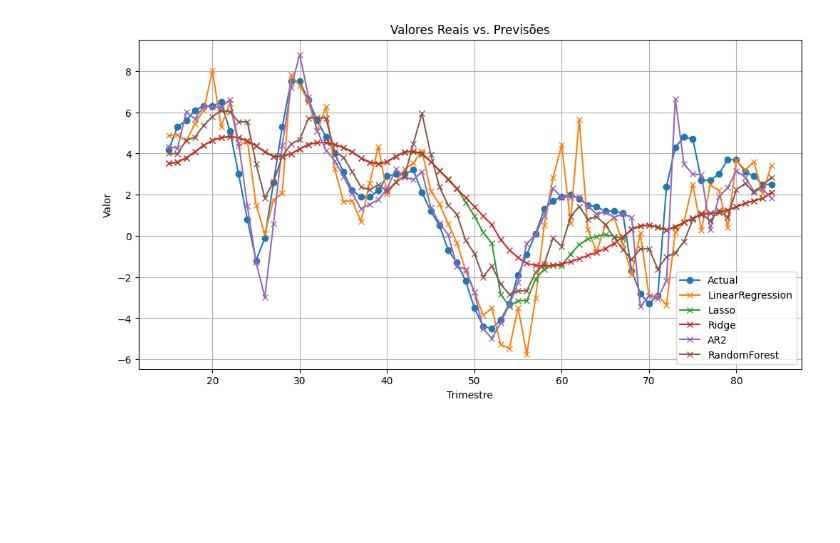
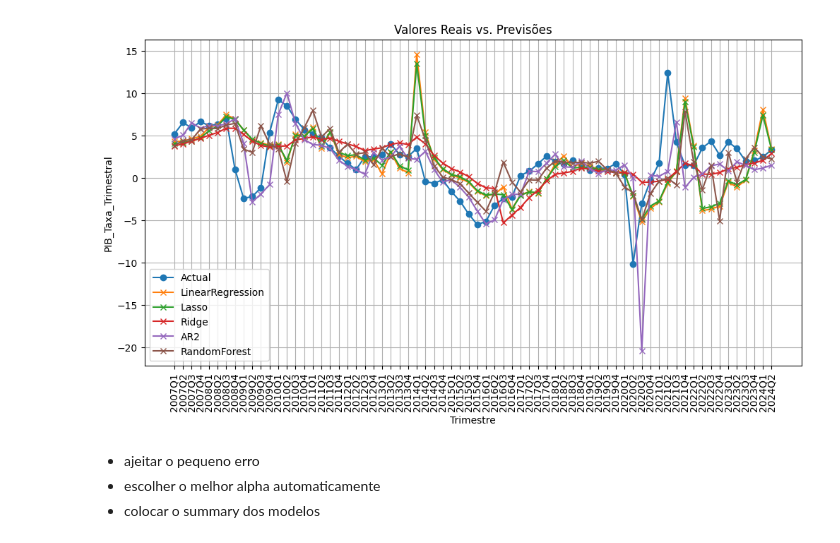
Before and after one commit to dcatrib/tesePython, a Jupyter notebook: Testes_Previsao.ipynb, the cells around one changed output. Drawn from its saved outputs; the diff is of its cells as text; code cells hidden in the pictures; blank space fills up the shorter version.

```diff
--- a/Testes_Previsao.ipynb
+++ b/Testes_Previsao.ipynb
@@ -213,19 +184,19 @@ nltk.download('vader_lexicon')
 analyzer = SentimentIntensityAnalyzer()
 
 # Convert the 'Texto Processado2' column to strings, handling NaN values
-df_agrupado['Texto Processado2'] = df_agrupado['Texto Processado2'].astype(str)
+df_final['Texto Processado2'] = df_final['Texto Processado2'].astype(str)
 
-df_agrupado['polarity'] = df_agrupado['Texto Processado2'].apply(lambda x: analyzer.polarity_scores(x))
+df_final['polarity'] = df_final['Texto Processado2'].apply(lambda x: analyzer.polarity_scores(x))
 
 
 # Change data structure
-df_agrupado = pd.concat(
-    [df_agrupado.drop(['polarity'], axis=1),
-     df_agrupado['polarity'].apply(pd.Series)], axis=1)
-df_agrupado.head(4)
+df_final = pd.concat(
+    [df_final.drop(['polarity'], axis=1),
+     df_final['polarity'].apply(pd.Series)], axis=1)
+df_final.head(4)
 # Create new variable with sentiment "neutral," "positive" and "negative"
-df_agrupado['sentiment'] = df_agrupado['compound'].apply(lambda x: 'positive' if x >0 else 'neutral' if x==0 else 'negative')
-df_agrupado.head(4)
+df_final['sentiment'] = df_final['compound'].apply(lambda x: 'positive' if x >0 else 'neutral' if x==0 else 'negative')
+df_final.head(4)
 # %% [output]
 [nltk_data] Downloading package vader_lexicon to /root/nltk_data...
 [nltk_data]   Package vader_lexicon is already up-to-date!
@@ -265,4 +236,4 @@ def get_average_vector(text):
     return np.zeros(word2vec_model.vector_size)  # Retorna vetor zero se não houver palavras válidas ou se o texto não for string
 
 # Criar a nova coluna 'Texto Processado'
-df_agrupado['Vetor Médio'] = df_agrupado['Texto Processado2'].apply(get_average_vector)
+df_final['Vetor Médio'] = df_final['Texto Processado2'].apply(get_average_vector)
@@ -355,12 +402,16 @@ from sklearn.linear_model import LinearRegression, Lasso, Ridge
 from sklearn.ensemble import RandomForestRegressor
 from statsmodels.tsa.ar_model import AutoReg
 from sklearn.metrics import mean_squared_error
+import statsmodels.api as sm
 
 # Descartar as observações onde a coluna 'Valor' é missing (NaN)
-df_final_cleaned = df_agrupado.dropna(subset=['Valor'])
-
+df_final_cleaned = df_final_pca.dropna(subset=['PIB_Taxa_Trimestral'])
+df_final_cleaned.loc[:, 'trimestre'] = pd.PeriodIndex(df_final_cleaned['trimestre'], freq='Q')
+df_final_cleaned = df_final_cleaned.set_index('trimestre')  # Set 'trimestre' as index
 #print(df_final_cleaned.head(10))
 
+variavelX = 'PCA'
+variavelY = 'PIB_Taxa_Trimestral'
 
 # Definir o tamanho da janela deslizante
 window_size = 15 # Ajustar conforme necessário
@@ -379,10 +430,10 @@ for model_name in ['LinearRegression', 'Lasso', 'Ridge', 'AR2', 'RandomForest']:
         test_data = df_final_cleaned.iloc[i:i + 1]  # Forecast for the next timestamp
 
         # Prepare features and target variable
-        X_train = np.array(train_data['Vetor Médio'].tolist()).reshape(len(train_data), -1)
-        X_test = np.array(test_data['Vetor Médio'].tolist()).reshape(len(test_data), -1)
-        y_train = train_data['Valor']
-        y_test = test_data['Valor']
+        X_train = np.array(train_data[variavelX].tolist()).reshape(len(train_data), -1)
+        X_test = np.array(test_data[variavelX].tolist()).reshape(len(test_data), -1)
+        y_train = train_data[variavelY]
+        y_test = test_data[variavelY]
 
         # Create and train the model based on the model name
         if model_name == 'AR2':
@@ -410,10 +461,10 @@ for model_name in ['LinearRegression', 'Lasso', 'Ridge', 'AR2', 'RandomForest']:
 # Evaluate the models using Mean Squared Error (MSE)
 for model_name in forecasts:
     # Calculate the difference in length
-    diff = len(df_agrupado['Valor'][window_size:]) - len(forecasts[model_name])
+    diff = len(df_final_cleaned[variavelY][window_size:]) - len(forecasts[model_name])
 
     # Adjust the target variable to match forecast length, handling potential NaNs
-    actual_values = df_agrupado['Valor'][window_size: len(df_agrupado['Valor']) - diff]
+    actual_values = df_final_cleaned[variavelY][window_size: len(df_final_cleaned[variavelY]) - diff]
     predicted_values_np = np.array(forecasts[model_name])
 
     # Remove NaNs for MSE calculation
@@ -446,24 +497,29 @@ print(results_df)
 # Create a figure and axes
 fig, ax = plt.subplots(figsize=(12, 6))  # Adjust figure size as needed
 
+trimestres = results_df.index.to_series().astype(str).tolist()
+
 # Plot the actual values
-ax.plot(actual_values.index, actual_values.values, label='Actual', marker='o')
+ax.plot(trimestres, actual_values.values, label='Actual', marker='o')
+#ax.plot(actual_values.index.to_timestamp().astype(int), actual_values.values, label='Actual', marker='o') # If you converted to a DatetimeIndex using to_timestamp
 
 # Plot the predictions for each model
 for model_name in forecasts:
     # Adjust the predicted values to match the length of actual values
-    predicted_values = forecasts[model_name]
-    predicted_values = predicted_values[:len(actual_values)]  # Trim to match actual values length
+    predicted_values = forecasts[model_name][:len(actual_values)]
 
-    ax.plot(actual_values.index, predicted_values, label=model_name, marker='x')
+    ax.plot(trimestres, predicted_values, label=model_name, marker='x')
 
 # Set plot labels and title
 ax.set_xlabel('Trimestre')
-ax.set_ylabel('Valor')
+ax.set_ylabel('PIB_Taxa_Trimestral')
 ax.set_title('Valores Reais vs. Previsões')
 ax.legend()
 ax.grid(True)
 
+# Rotacionar os rótulos do eixo X
+plt.xticks(rotation=90)
+
 # Display the plot
 plt.show()
 # %% [output]
@@ -487,6 +541,10 @@ RandomForest MSE: 4.225582100000001
 
 [70 rows x 6 columns]
-[figure, old version]
+[figure, new version]
+# %% [markdown]
+- ajeitar o pequeno erro
+- escolher o melhor alpha automaticamente
+- colocar o summary dos modelos
 # %%
 # Exportando para Excel
 output_excel = 'resultados.xlsx'
```
Also changed, not shown: parts of 10 cells of this notebook.
